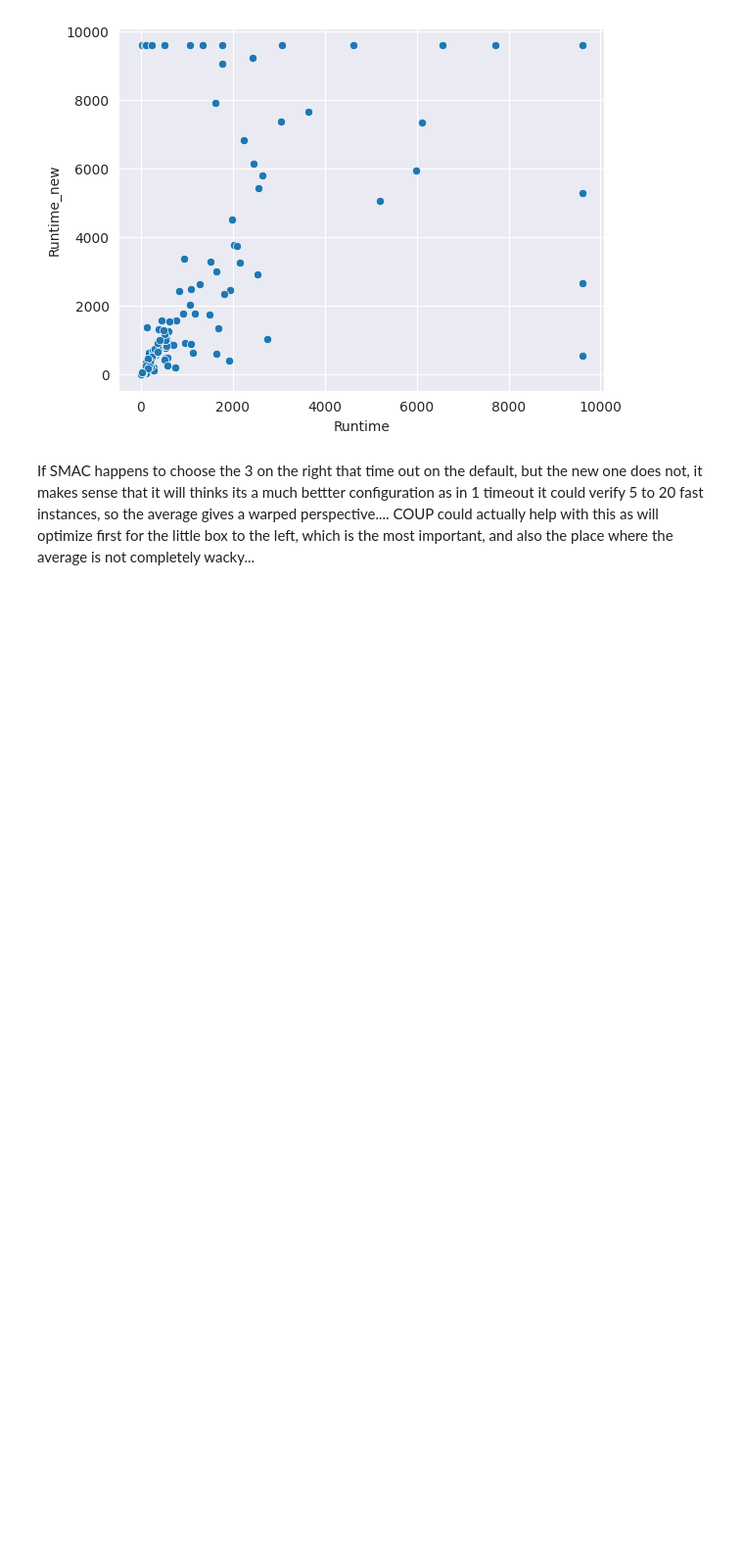
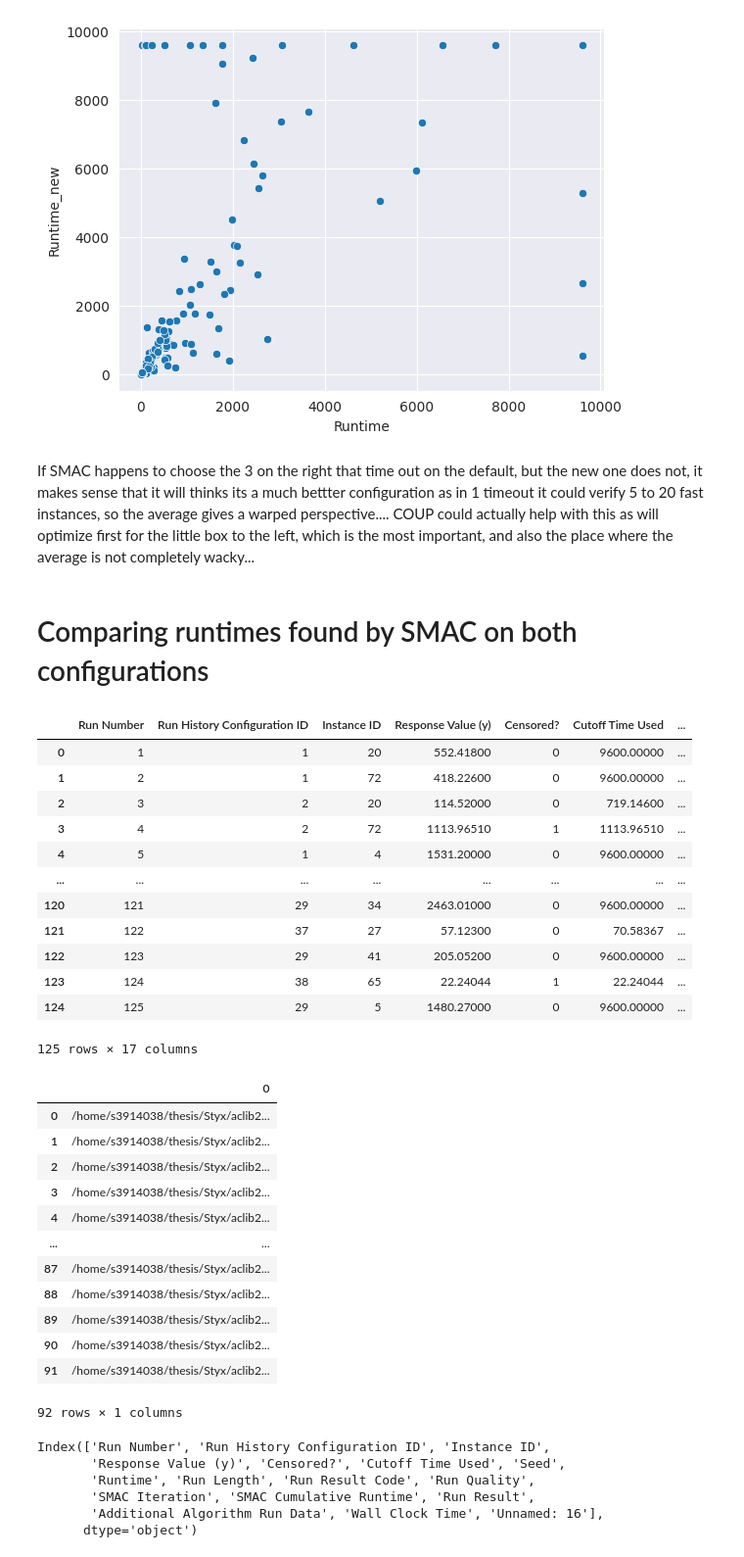
Before and after one commit to Skippybal/Styx, a Jupyter notebook: compare.ipynb, the cells around one changed output. Shown at 98% size. Cells and saved outputs as stored; diff of their text form; code cells hidden in the pictures; blank space fills up the shorter version.

```diff
--- a/compare.ipynb
+++ b/compare.ipynb
@@ -187,3 +187,46 @@ If SMAC happens to choose the 3 on the right that time out on the default, but t
 # %%
 # result_frame.drop(result_frame.index[(result_frame["Status_y"] == "EXTERNALKILL")],axis=0,inplace=True)
 # sns.scatterplot(data=result_frame, x="Runtime", y="Runtime_new")
+# %% [markdown]
+# Comparing runtimes found by SMAC on both configurations
+# %%
+smac_randr = pd.read_csv("storage_alice/state-run1/runs_and_results-it20.csv")
+instance_and_id = pd.read_csv("storage_alice/state-run1/instances.txt", header=None)
+display(smac_randr)
+display(instance_and_id)
+# %% [output]
+|  | Run Number | Run History Configuration ID | Instance ID | Response Value (y) | Censored? | Cutoff Time Used | ... |
+| 0 | 1 | 1 | 20 | 552.41800 | 0 | 9600.00000 | ... |
+| 1 | 2 | 1 | 72 | 418.22600 | 0 | 9600.00000 | ... |
+| 2 | 3 | 2 | 20 | 114.52000 | 0 | 719.14600 | ... |
+| 3 | 4 | 2 | 72 | 1113.96510 | 1 | 1113.96510 | ... |
+| 4 | 5 | 1 | 4 | 1531.20000 | 0 | 9600.00000 | ... |
+| ... | ... | ... | ... | ... | ... | ... | ... |
+| 120 | 121 | 29 | 34 | 2463.01000 | 0 | 9600.00000 | ... |
+| 121 | 122 | 37 | 27 | 57.12300 | 0 | 70.58367 | ... |
+| 122 | 123 | 29 | 41 | 205.05200 | 0 | 9600.00000 | ... |
+| 123 | 124 | 38 | 65 | 22.24044 | 1 | 22.24044 | ... |
+| 124 | 125 | 29 | 5 | 1480.27000 | 0 | 9600.00000 | ... |
+125 rows × 17 columns
+|  | 0 |
+| 0 | /home/s3914038/thesis/Styx/aclib2... |
+| 1 | /home/s3914038/thesis/Styx/aclib2... |
+| 2 | /home/s3914038/thesis/Styx/aclib2... |
+| 3 | /home/s3914038/thesis/Styx/aclib2... |
+| 4 | /home/s3914038/thesis/Styx/aclib2... |
+| ... | ... |
+| 87 | /home/s3914038/thesis/Styx/aclib2... |
+| 88 | /home/s3914038/thesis/Styx/aclib2... |
+| 89 | /home/s3914038/thesis/Styx/aclib2... |
+| 90 | /home/s3914038/thesis/Styx/aclib2... |
+| 91 | /home/s3914038/thesis/Styx/aclib2... |
+92 rows × 1 columns
+# %%
+smac_randr.columns
+# %% [output]
+Index(['Run Number', 'Run History Configuration ID', 'Instance ID',
+       'Response Value (y)', 'Censored?', 'Cutoff Time Used', 'Seed',
+       'Runtime', 'Run Length', 'Run Result Code', 'Run Quality',
+       'SMAC Iteration', 'SMAC Cumulative Runtime', 'Run Result',
+       'Additional Algorithm Run Data', 'Wall Clock Time', 'Unnamed: 16'],
+      dtype='object')
```
Also changed, not shown: parts of 14 cells of this notebook.
